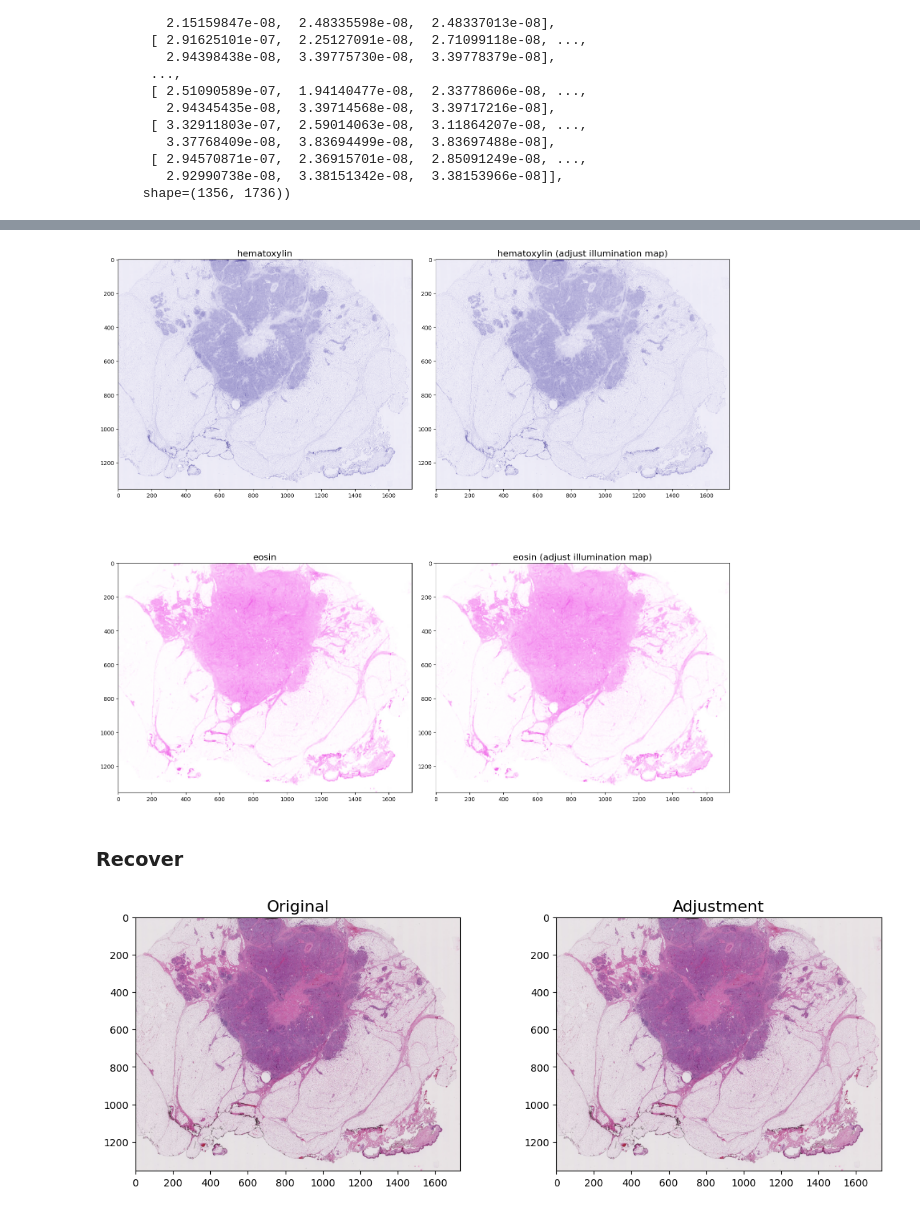
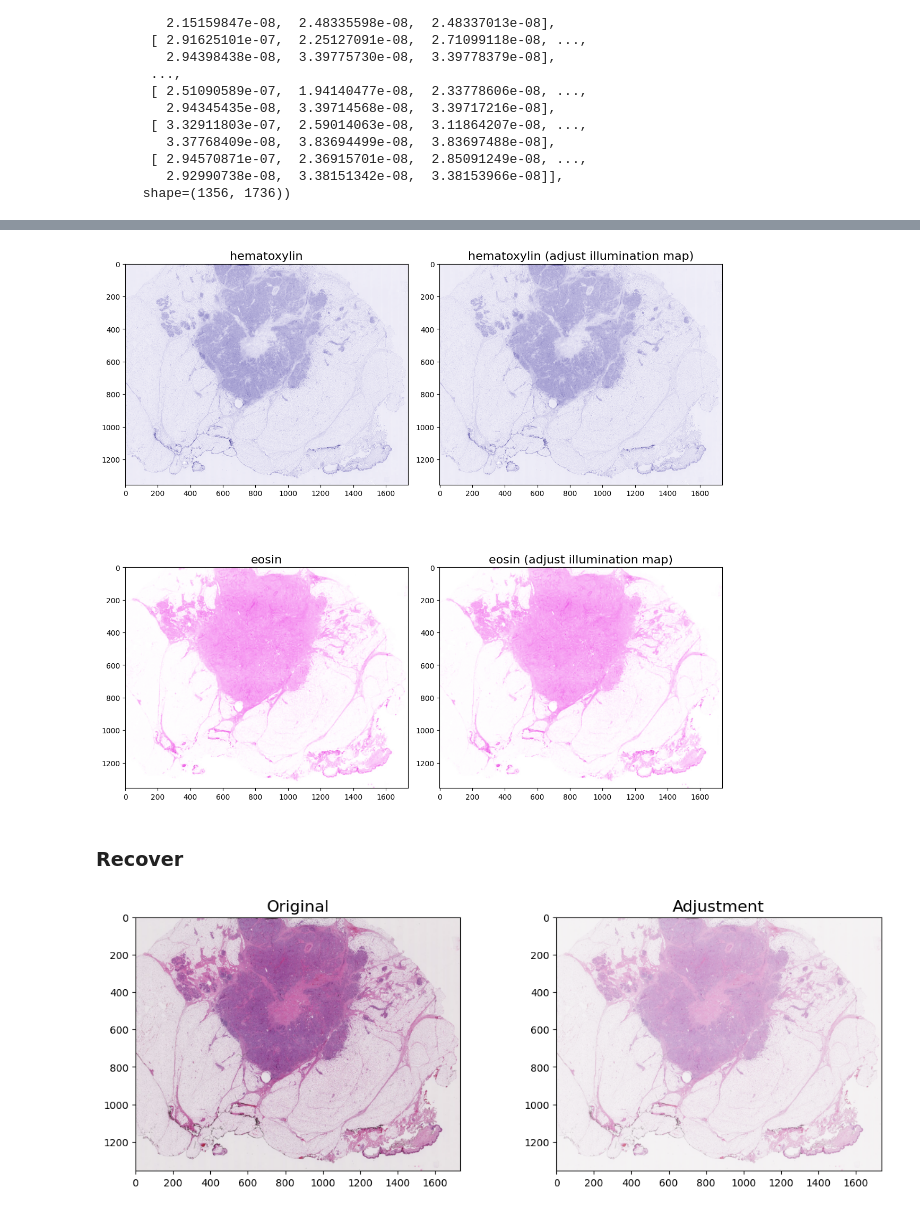
Before and after one commit to choongminkim/WPP, a Jupyter notebook: src/archive/stain_normalization_enhance.ipynb, the cells around one changed output, grey strips where cells are left out. Saved outputs shown, nothing was run; the diff lists cells and outputs as text; code cells hidden in the pictures.

```diff
--- a/src/archive/stain_normalization_enhance.ipynb
+++ b/src/archive/stain_normalization_enhance.ipynb
@@ -80,0 +35,6 @@ stains = od @ linalg.inv(stain_matrix)
+# %%
+od_transformer = OpticalDensityClipTransformer(norm=True)
+od = od_transformer.transform(image)
+# %%
+stain_vector = StainSpecficVector.hed()
+stain_vector
@@ -80,0 +45,3 @@ stains = od @ linalg.inv(stain_matrix)
+# %%
+stains = ColorDeconvolution().separate(od, stain_vector)
+stains
@@ -195,7 +200,7 @@ fontdict={
     "fontsize": 16
 }
 
-fig = plt.figure(figsize=(16, 16))
+fig = plt.figure(figsize=(12, 12))
 
 ax = fig.add_subplot(221)
 ax.imshow(hematoxylin)
@@ -216,6 +221,6 @@ ax.set_title(label="eosin (adjust illumination map)", fontdict=fontdict)
 fig.tight_layout()
 plt.show()
 # %% [output]
-[figure, old version]
+[figure, new version]
 # %% [markdown]
 ### Recover
@@ -225,19 +227,21 @@ rgb_adj = np.clip(rgb_adj, a_min=0, a_max=1)
+# %%
+image_adj = stain_combine(stains_adj, stain_vector, True, od_transformer.thres)
 # %%
 fontdict={
     "fontsize": 16
 }
 
 fig = plt.figure(figsize=(12, 8))
 
 ax = fig.add_subplot(221)
-ax.imshow(transmission)
+ax.imshow(image)
 ax.set_title(label="Original", fontdict=fontdict)
 
 ax = fig.add_subplot(222)
-ax.imshow(rgb_adj)
+ax.imshow(image_adj)
 ax.set_title(label="Adjustment", fontdict=fontdict)
 
 fig.tight_layout()
 plt.show()
 # %% [output]
-[figure, old version]
+[figure, new version]
```
Also changed, not shown: parts of 12 cells of this notebook.
